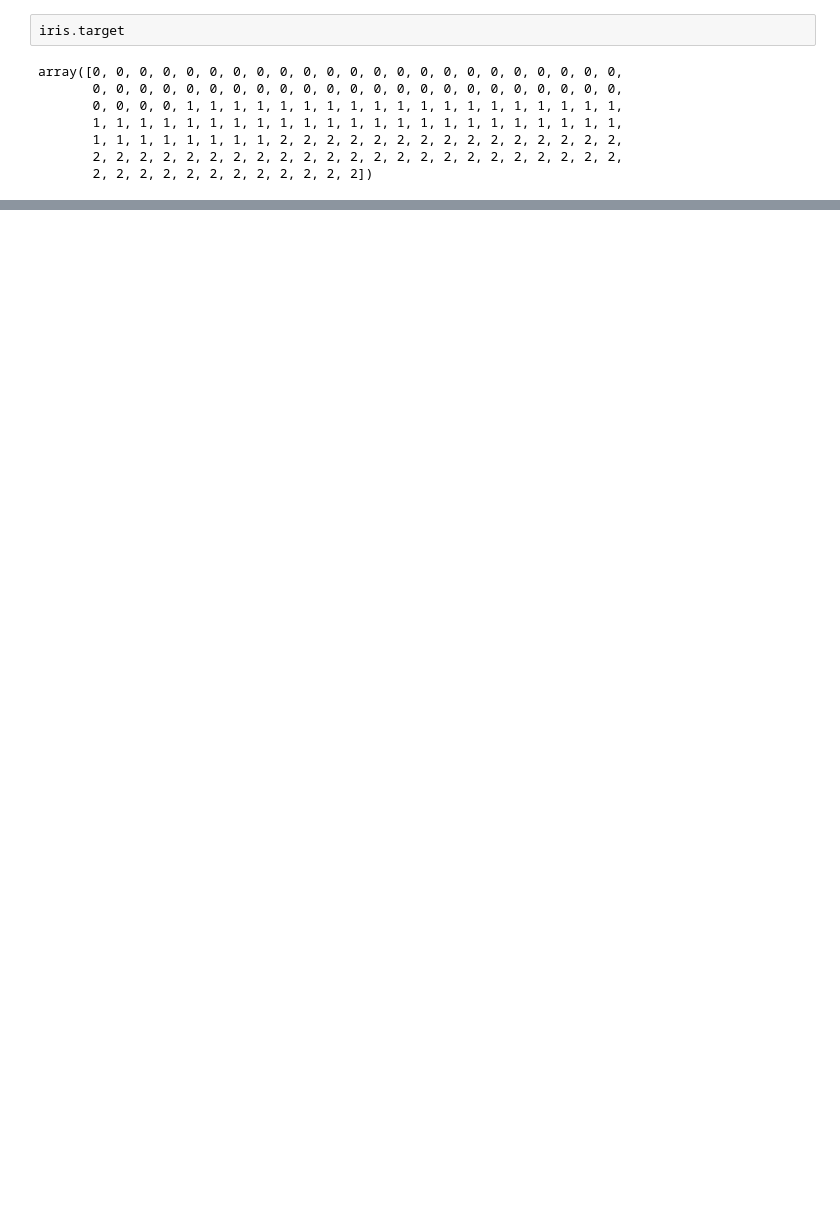
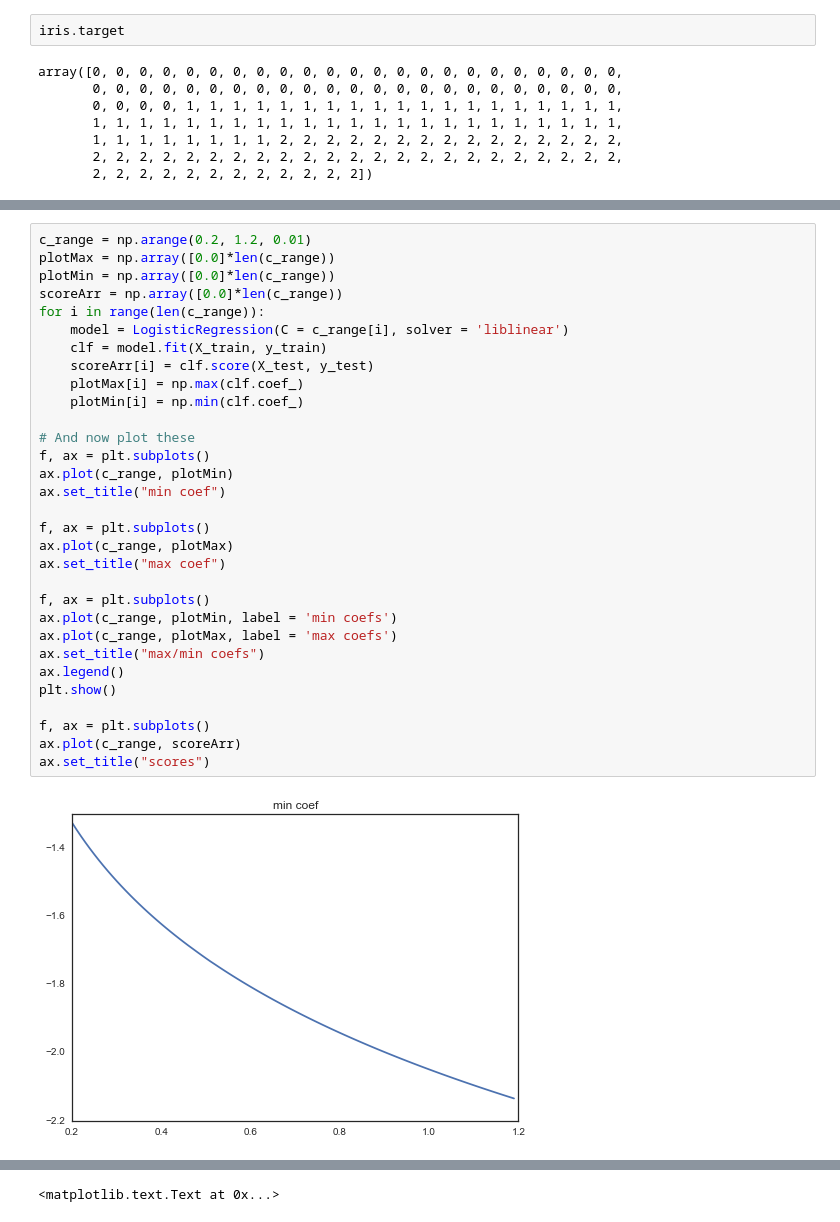
Before and after one commit to sambuddha-roy/presentations, a Jupyter notebook: Veritas.Aug1.2016/Day3_Play_with_data.ipynb, the cells around one changed output, grey strips where cells are left out. Saved outputs shown, nothing was run; the diff lists cells and outputs as text; blank space fills up the shorter version.

```diff
--- a/Veritas.Aug1.2016/Day3_Play_with_data.ipynb
+++ b/Veritas.Aug1.2016/Day3_Play_with_data.ipynb
@@ -160,0 +256,33 @@ array([[-0.04625854,  0.5211828 , -1.00304462, -0.46412978],
+# %%
+c_range = np.arange(0.2, 1.2, 0.01)
+plotMax = np.array([0.0]*len(c_range))
+plotMin = np.array([0.0]*len(c_range))
+scoreArr = np.array([0.0]*len(c_range))
+for i in range(len(c_range)):
+    model = LogisticRegression(C = c_range[i], solver = 'liblinear')
+    clf = model.fit(X_train, y_train)
+    scoreArr[i] = clf.score(X_test, y_test)
+    plotMax[i] = np.max(clf.coef_)
+    plotMin[i] = np.min(clf.coef_)
+
+# And now plot these
+f, ax = plt.subplots()
+ax.plot(c_range, plotMin)
+ax.set_title("min coef")
+
+f, ax = plt.subplots()
+ax.plot(c_range, plotMax)
+ax.set_title("max coef")
+
+f, ax = plt.subplots()
+ax.plot(c_range, plotMin, label = 'min coefs')
+ax.plot(c_range, plotMax, label = 'max coefs')
+ax.set_title("max/min coefs")
+ax.legend()
+plt.show()
+
+f, ax = plt.subplots()
+ax.plot(c_range, scoreArr)
+ax.set_title("scores")
+# %% [output]
+[figure, added]
@@ -160,0 +291 @@ array([[-0.04625854,  0.5211828 , -1.00304462, -0.46412978],
+<matplotlib.text.Text at 0x...>
```
Also changed, not shown: parts of 20 cells of this notebook, 3 other files.
